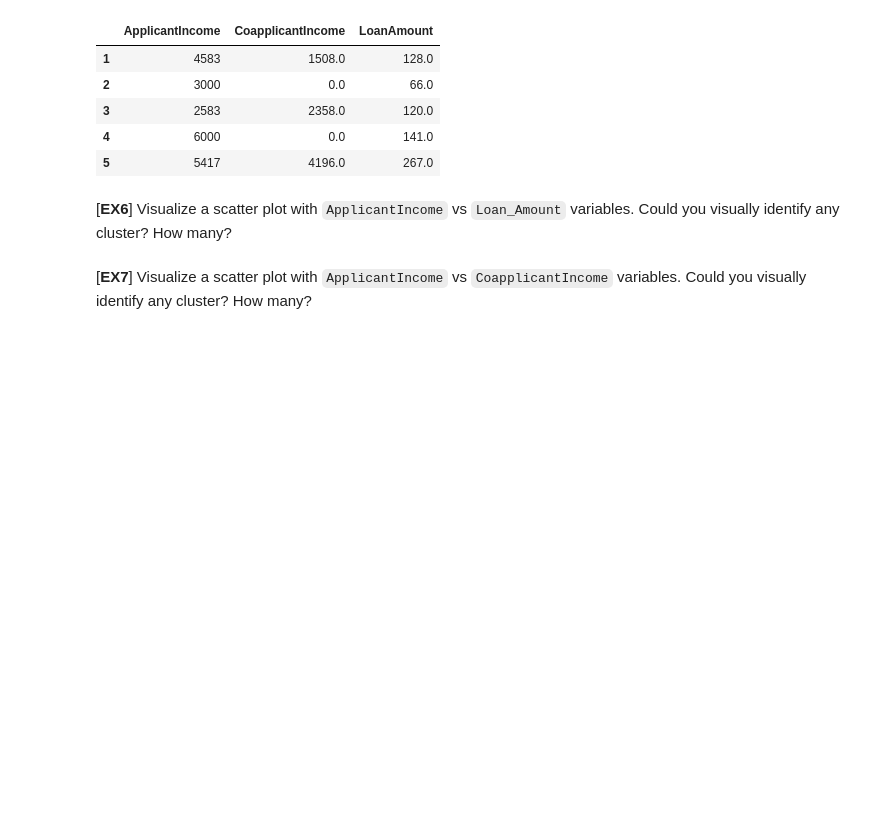
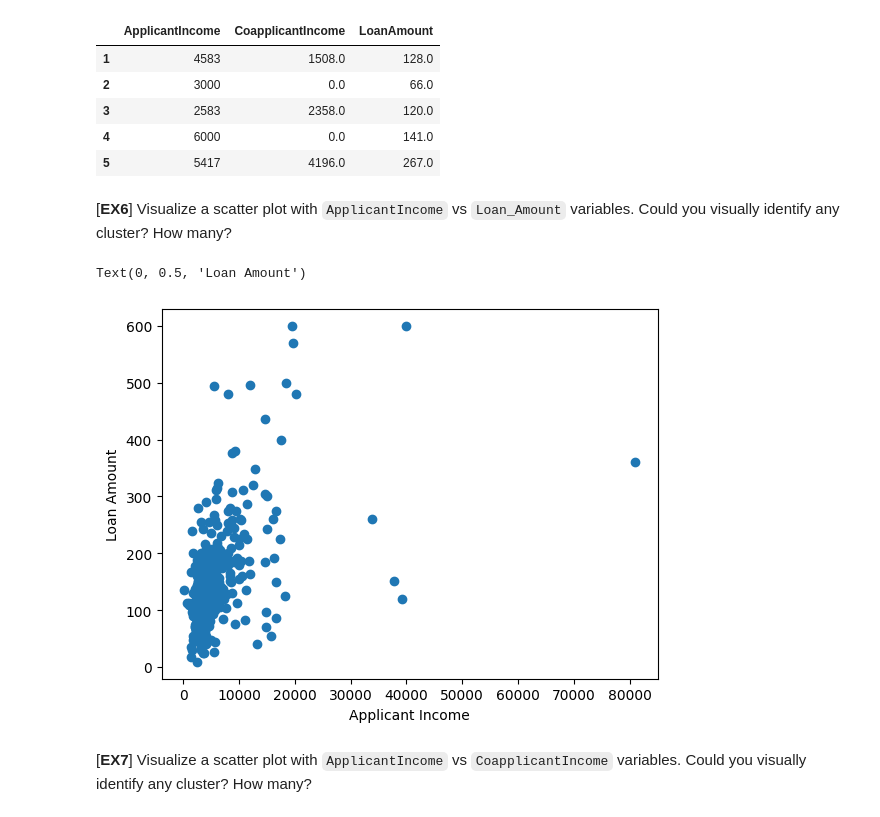
Before and after one commit to LucaFranceschi01/ML_Final_Project, a Jupyter notebook: Project_students/P5_students.ipynb, the cells around one changed output. Saved outputs shown, nothing was run; the diff lists cells and outputs as text; code cells hidden in the pictures; blank space fills up the shorter version.

```diff
--- a/Project_students/P5_students.ipynb
+++ b/Project_students/P5_students.ipynb
@@ -216,5 +308,12 @@ training_dt.head()
 | 5 | 5417 | 4196.0 | 267.0 |
 # %% [markdown]
 [**EX6**] Visualize a scatter plot with `ApplicantIncome` vs `Loan_Amount` variables. Could you visually identify any cluster? How many?
+# %%
+plt.scatter(training_dt["ApplicantIncome"], training_dt["LoanAmount"])
+plt.xlabel("Applicant Income")
+plt.ylabel("Loan Amount")
+# %% [output]
+Text(0, 0.5, 'Loan Amount')
+[figure, added]
 # %% [markdown]
 [**EX7**] Visualize a scatter plot with `ApplicantIncome` vs `CoapplicantIncome` variables. Could you visually identify any cluster? How many?
```
Also changed, not shown: parts of 11 cells of this notebook.
